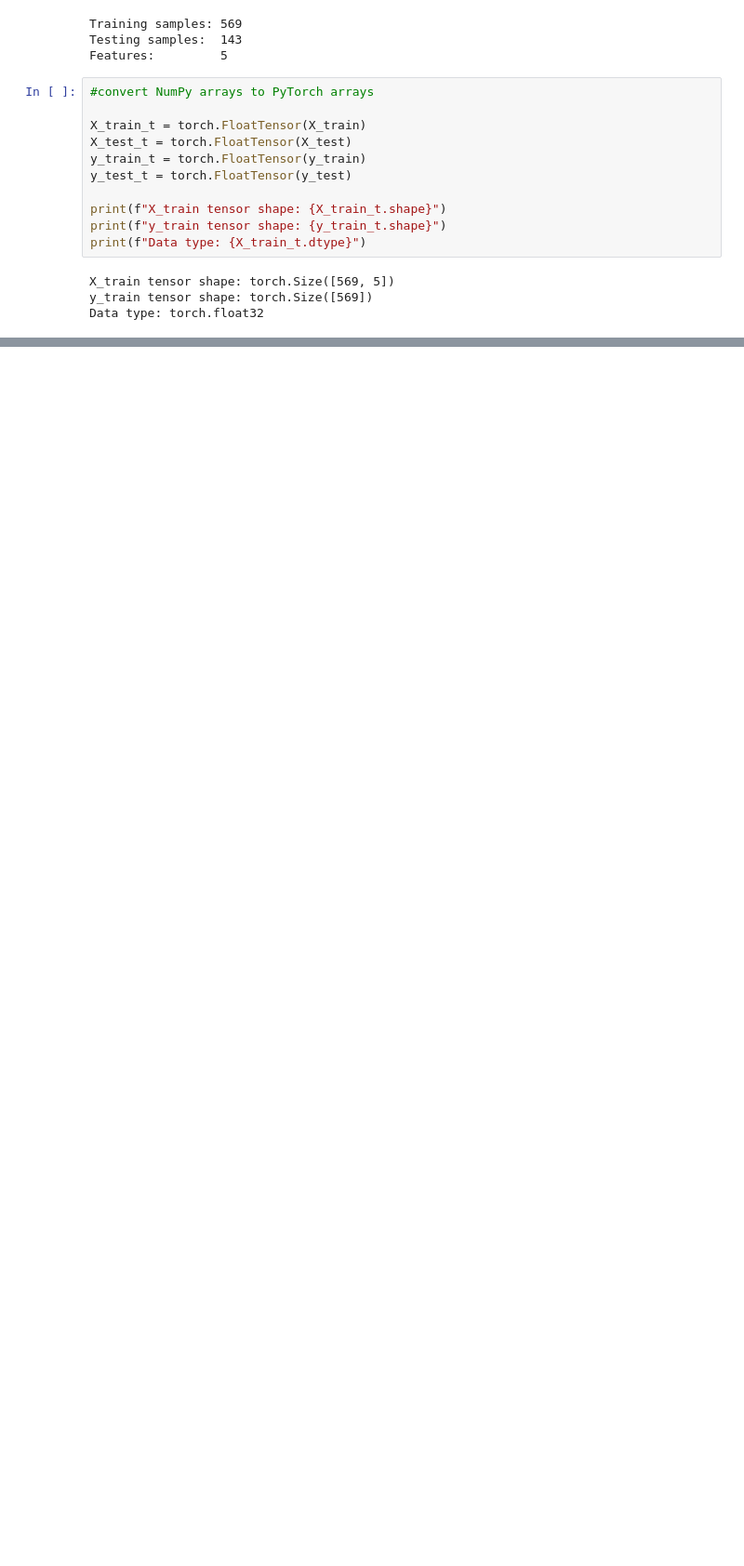
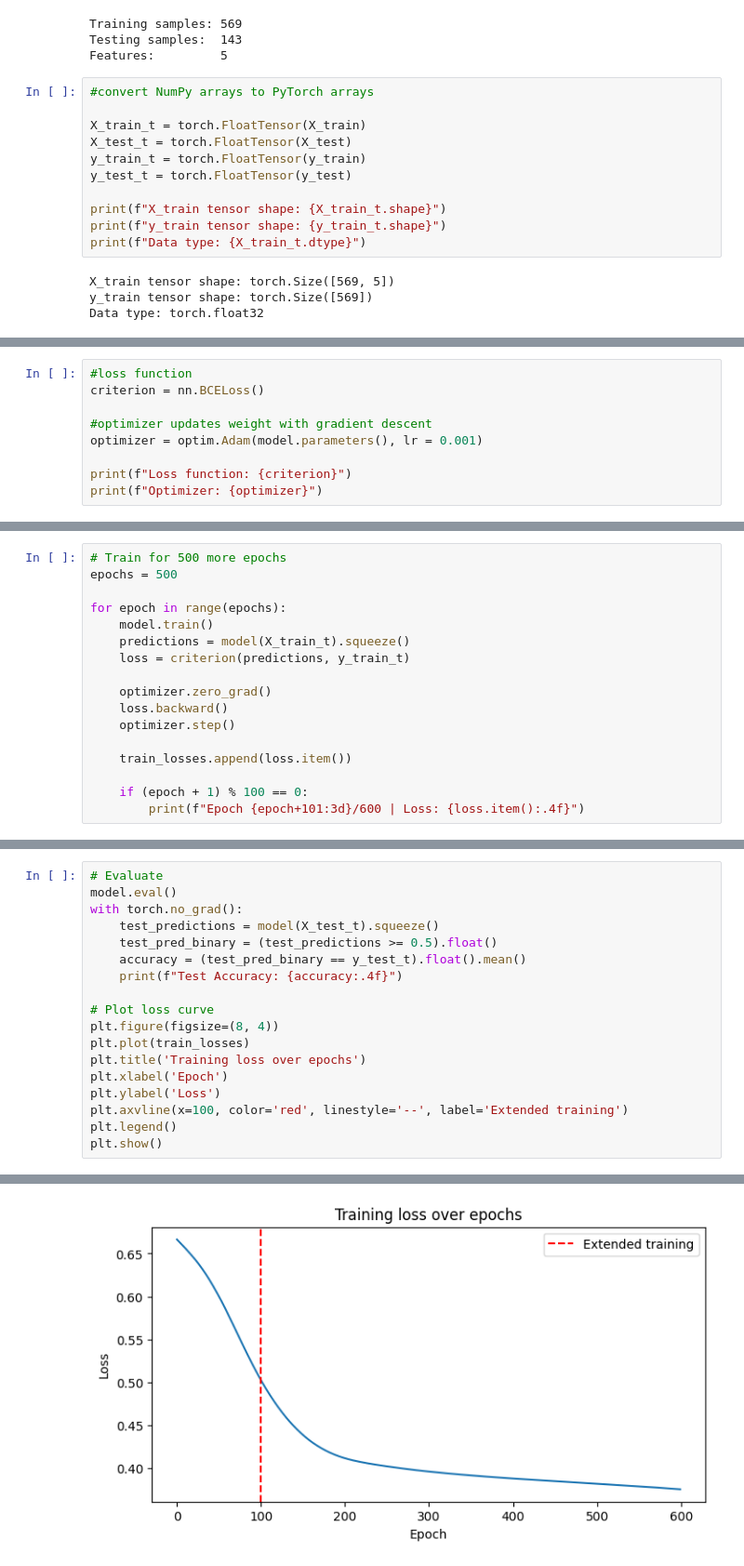
Before and after one commit to inctheflow/Jupyter-Notebook, a Jupyter notebook: deeplearn.ipynb, the cells around one changed output, grey strips where cells are left out. Shown at 93% size. Drawn from its saved outputs; the diff is of its cells as text; blank space fills up the shorter version.

Commit message:
Add PyTorch neural network Titanic - 79.7% accuracy

```diff
--- a/deeplearn.ipynb
+++ b/deeplearn.ipynb
@@ -103,3 +103,12 @@ TitanicNet(
 )
 
  Total parameters: 241
+# %%
+#loss function
+criterion = nn.BCELoss()
+
+#optimizer updates weight with gradient descent
+optimizer = optim.Adam(model.parameters(), lr = 0.001)
+
+print(f"Loss function: {criterion}")
+print(f"Optimizer: {optimizer}")
@@ -105,0 +270,17 @@ TitanicNet(
+# %%
+# Train for 500 more epochs
+epochs = 500
+
+for epoch in range(epochs):
+    model.train()
+    predictions = model(X_train_t).squeeze()
+    loss = criterion(predictions, y_train_t)
+
+    optimizer.zero_grad()
+    loss.backward()
+    optimizer.step()
+
+    train_losses.append(loss.item())
+
+    if (epoch + 1) % 100 == 0:
+        print(f"Epoch {epoch+101:3d}/600 | Loss: {loss.item():.4f}")
@@ -105,0 +293,19 @@ TitanicNet(
+# %%
+# Evaluate
+model.eval()
+with torch.no_grad():
+    test_predictions = model(X_test_t).squeeze()
+    test_pred_binary = (test_predictions >= 0.5).float()
+    accuracy = (test_pred_binary == y_test_t).float().mean()
+    print(f"Test Accuracy: {accuracy:.4f}")
+
+# Plot loss curve
+plt.figure(figsize=(8, 4))
+plt.plot(train_losses)
+plt.title('Training loss over epochs')
+plt.xlabel('Epoch')
+plt.ylabel('Loss')
+plt.axvline(x=100, color='red', linestyle='--', label='Extended training')
+plt.legend()
+plt.show()
+# %% [output]
@@ -105,0 +313 @@ TitanicNet(
+[figure, added]
```
Also changed, not shown: parts of 10 cells of this notebook.
